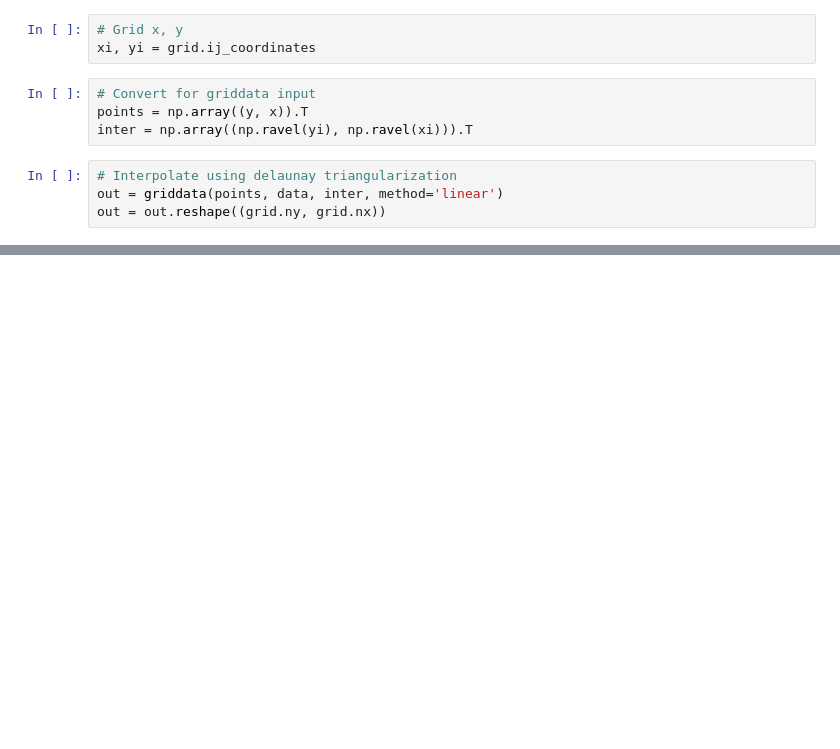
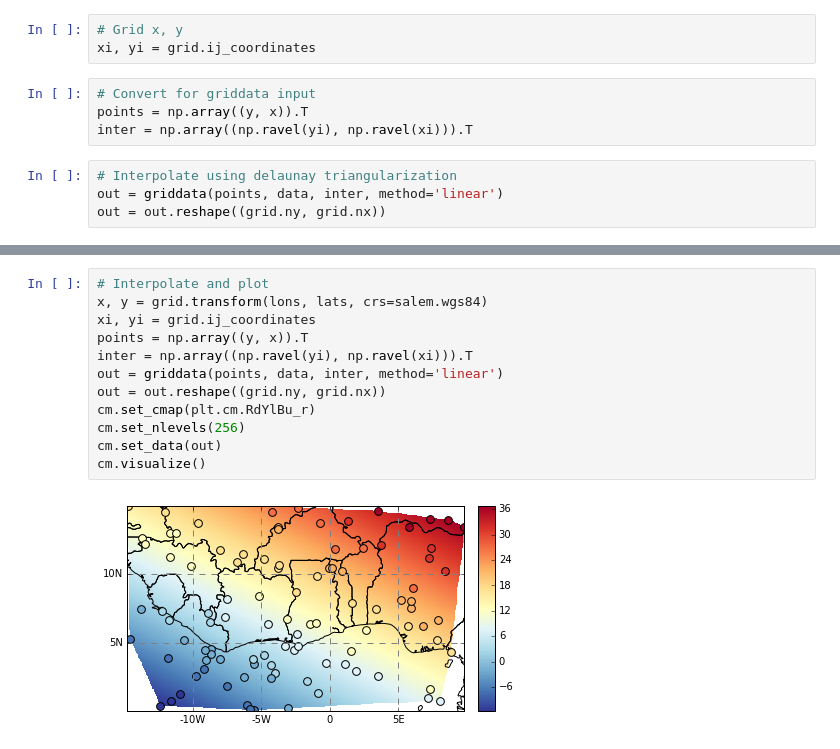
Before and after one commit to fmaussion/misc, a Jupyter notebook: InterpExample.ipynb, the cells around one changed output, grey strips where cells are left out. Cells and saved outputs as stored; diff of their text form; blank space fills up the shorter version.

```diff
--- a/InterpExample.ipynb
+++ b/InterpExample.ipynb
@@ -66,0 +92,14 @@ cm.visualize()
+# %%
+# Interpolate and plot
+x, y = grid.transform(lons, lats, crs=salem.wgs84)
+xi, yi = grid.ij_coordinates
+points = np.array((y, x)).T
+inter = np.array((np.ravel(yi), np.ravel(xi))).T
+out = griddata(points, data, inter, method='linear')
+out = out.reshape((grid.ny, grid.nx))
+cm.set_cmap(plt.cm.RdYlBu_r)
+cm.set_nlevels(256)
+cm.set_data(out)
+cm.visualize()
+# %% [output]
+[figure, added]
```
Also changed, not shown: parts of 7 cells of this notebook.
